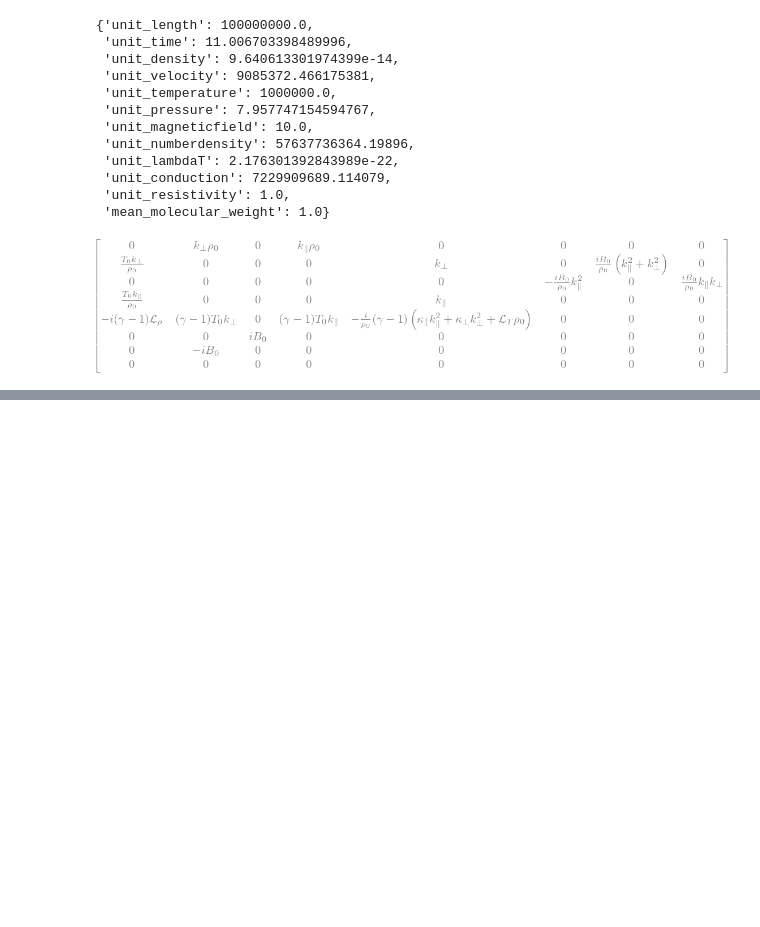
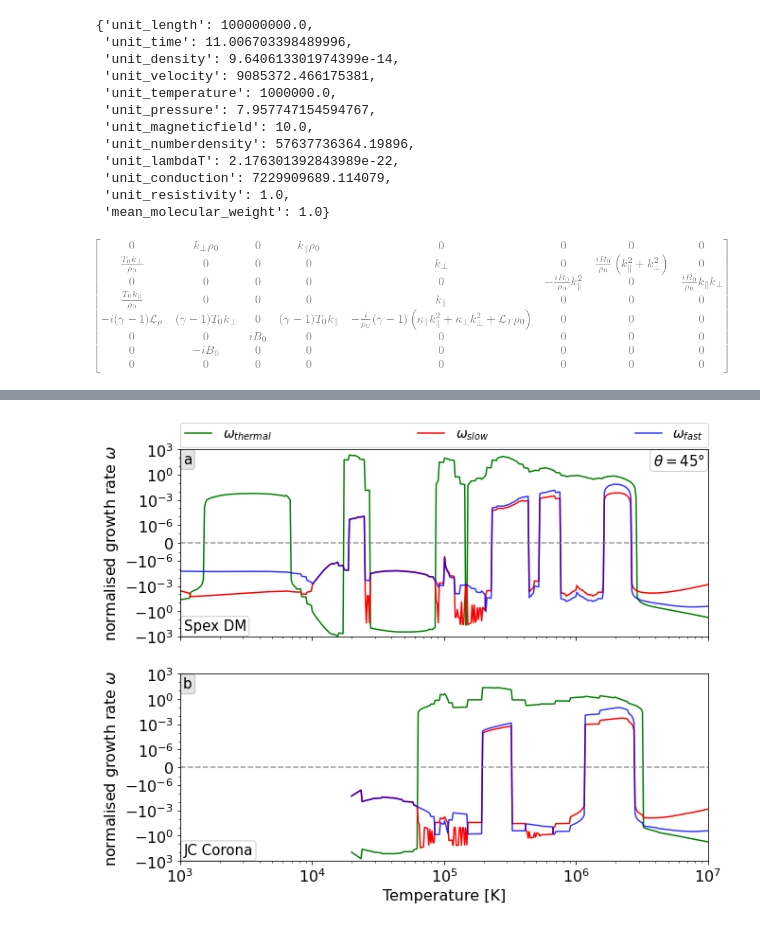
Before and after one commit to n-claes/phd-thesis, a Jupyter notebook: notebooks/nonad_homo_evp.ipynb, the cells around one changed output, grey strips where cells are left out. Saved outputs shown, nothing was run; the diff lists cells and outputs as text; code cells hidden in the pictures; blank space fills up the shorter version.

```diff
--- a/notebooks/nonad_homo_evp.ipynb
+++ b/notebooks/nonad_homo_evp.ipynb
@@ -39,6 +39,7 @@ B0vec = sp.Matrix([B0x, B0y, B0z])
 A1vec = sp.Matrix([Ax1, Ax2, Ax3])
 v1vec = sp.Matrix([vx1, vy1, vz1])
 # %%
-curves = get_debug_coolingcurves("files/coolingcurve_spexdm")
+curves_spex = get_debug_coolingcurves("files/coolingcurve_spexdm")
+curves_jc = get_debug_coolingcurves("files/coolingcurve_jccorona")
 ds = pylbo.load("files/coolingprofiles.dat")
 # %% [output]
@@ -90,7 +91,7 @@ def get_conduction_coeffs(rho0value, T0value, B0value):
 
   return tc_para, tc_perp
 # %%
-def get_heatloss_values(T0value, rho0value):
+def get_heatloss_values(curves, T0value, rho0value):
   tempvals = curves["T_curve"] / ds.units["unit_temperature"]
   lambdavals = curves["L_curve"] / ds.units["unit_lambdaT"]
   dlambdadTvals = curves["dLdT_curve"] / unit_dlambdaT_dT
@@ -140,10 +141,10 @@ display(nad_matrix)
 # %% [output]
 [figure]
 # %%
-def get_numerical_matrix(rho0val, T0val, b0val, k_perpval, k_paraval):
+def get_numerical_matrix(rho0val, T0val, b0val, k_perpval, k_paraval, curves):
   matrix = nad_matrix.subs(gmone, 5/3 - 1)
   tcpara, tcperp = get_conduction_coeffs(rho0val, T0val, b0val)
-  LTval, Lrhoval = get_heatloss_values(T0val, rho0val)
+  LTval, Lrhoval = get_heatloss_values(curves, T0val, rho0val)
   matrix = matrix.subs({
     kappa_para: tcpara,
     kappa_perp: tcperp,
@@ -171,7 +172,7 @@ def extract_slow_thermal_solutions(solutions):
   wsplus = s_pos
   return wth, wsmin, wsplus
 # %%
-def get_eigenvalues(rho0val, T0val, b0val, k_perpval, k_paraval):
+def get_eigenvalues(rho0val, T0val, b0val, k_perpval, k_paraval, curves):
   eigvals = np.linalg.eigvals(
     get_numerical_matrix(
       rho0val=rho0val,
@@ -179,6 +180,7 @@ def get_eigenvalues(rho0val, T0val, b0val, k_perpval, k_paraval):
       b0val=b0val,
       k_perpval=k_perpval,
       k_paraval=k_paraval,
+      curves=curves,
     )
   )
   # remove spurious zero solution
@@ -261,3 +250,48 @@ plt.show()
+# %%
+fig, axes = plt.subplots(2, 1, figsize=(10, 8), sharex="all")
+ax1, ax2 = axes.flatten()
+
+ax1.semilogx(T0range, thermalsols_spex, "-g", label=thermallabel)
+ax1.semilogx(T0range, slowsols_spex, "-r", label=slowlabel)
+ax1.semilogx(T0range, fastsols_spex, "-b", label=fastlabel, alpha=0.8)
+
+jc_cutoff = 2e4
+jc_cutoff_idx = np.argmin(abs(T0range - jc_cutoff))
+ax2.semilogx(T0range[jc_cutoff_idx::], thermalsols_jc[jc_cutoff_idx::], "-g")
+ax2.semilogx(T0range[jc_cutoff_idx::], slowsols_jc[jc_cutoff_idx::], "-r")
+ax2.semilogx(T0range[jc_cutoff_idx::], fastsols_jc[jc_cutoff_idx::], "-b", alpha=0.8)
+
+ax1.legend(
+  bbox_to_anchor=(0.0, 1.01, 1, 0.102),
+  loc="lower left",
+  ncol=3,
+  mode="expand",
+  borderaxespad=0,
+)
+ax2.set_xlim(T0range[0], T0range[-1])
+ax2.set_xlabel("Temperature [K]")
+
+for ax in axes:
+  ax.set_ylabel("normalised growth rate $\omega$")
+  ax.axhline(y=0, linestyle="dashed", alpha=0.8, color="grey")
+  ax.set_yscale("symlog", linthresh=1e-7)
+  ax.set_yticks([-1e3, -1e0, -1e-3, -1e-6, 0, 1e-6, 1e-3, 1e0, 1e3])
+
+add_panel_label(ax1, "a", loc="top left")
+add_panel_label(ax1, "Spex DM", loc="bottom left", color="none")
+add_panel_label(ax2, "b", loc="top left")
+add_panel_label(ax2, "JC Corona", loc="bottom left", color="none")
+add_panel_label(ax1, r"$\theta = 45\degree$", loc="top right", color="none")
+
+fig.savefig(
+  "../03-thermal_instability/figures/coolcurve_comparison.png",
+  bbox_inches="tight",
+  dpi=400,
+)
+
+plt.show()
+# %% [output]
+[figure, added]
 # %%
 magfield = 10 / ds.units["unit_magneticfield"]
 temperature = 1e5 / ds.units["unit_temperature"]
```
Also changed, not shown: parts of 3 cells of this notebook, 11 other files.
